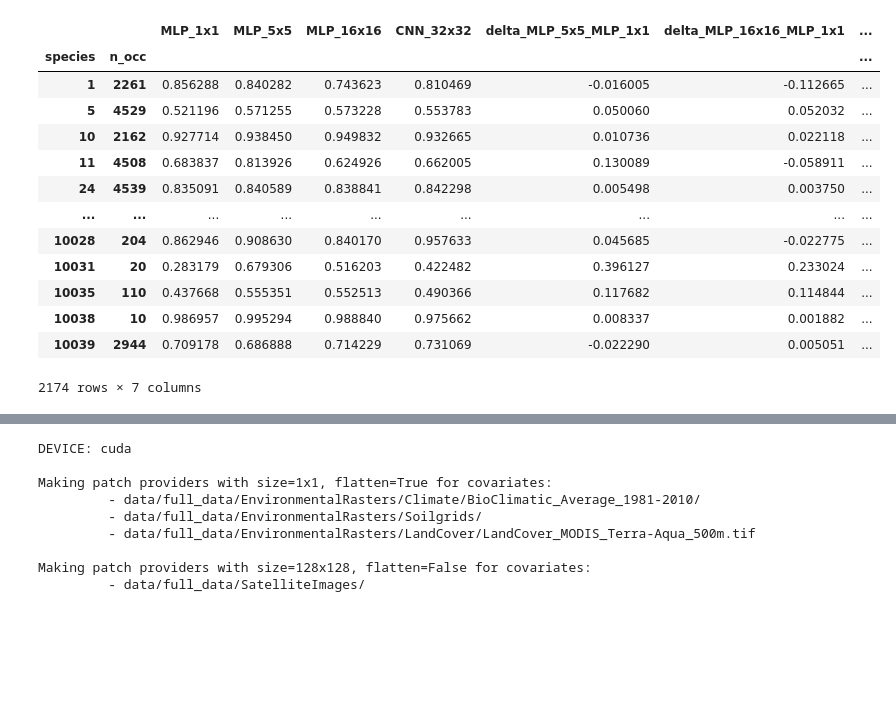
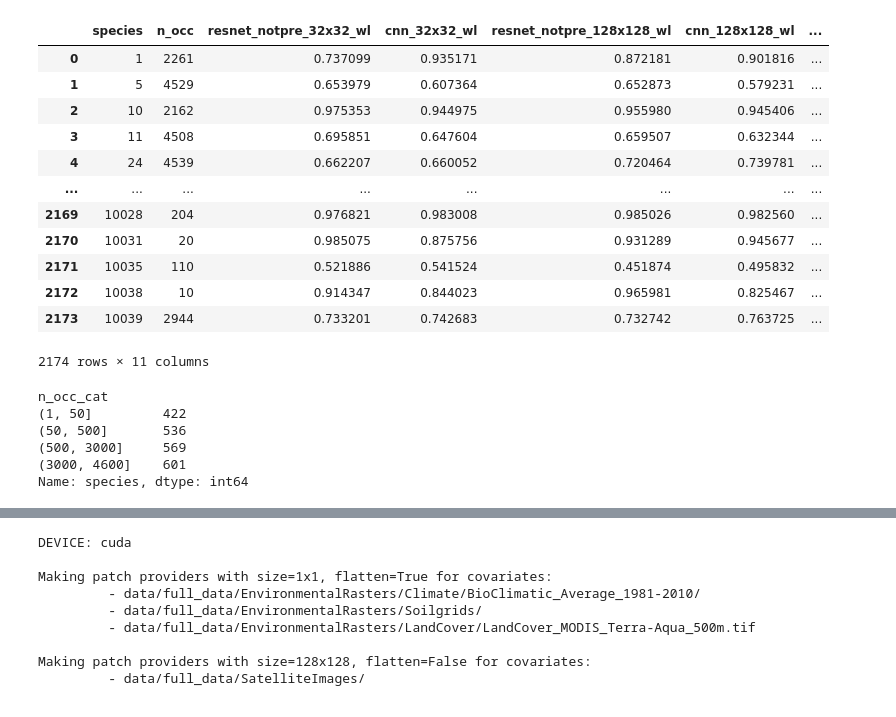
Before and after one commit to ninavantiel/multi_scale_SDMs, a Jupyter notebook: model_evaluation.ipynb, the cells around one changed output, grey strips where cells are left out. Saved outputs shown, nothing was run; the diff lists cells and outputs as text; code cells hidden in the pictures; blank space fills up the shorter version.

Commit message:
multires model

```diff
--- a/model_evaluation.ipynb
+++ b/model_evaluation.ipynb
@@ -55,24 +97,37 @@ CNN_32x32       0.855850
 dtype: float64
 # %%
-ref = list(models.values())[0]
-for m in list(models.values())[1:]:
-    auc_df[f"delta_{m}_{ref}"] = auc_df[m]-auc_df[ref]
+auc_df['delta_resnet_notpre_wl_128_32'] = auc_df['resnet_notpre_128x128_wl'] - auc_df['resnet_notpre_32x32_wl']
+auc_df['delta_cnn_wl_128_32'] = auc_df['cnn_128x128_wl'] - auc_df['cnn_32x32_wl']
+auc_df['delta_resnet_notpre_an_128_32'] = auc_df['resnet_notpre_128x128_an'] - auc_df['resnet_notpre_32x32_an']
+auc_df = auc_df.reset_index()
 auc_df
+
+# f = list(models.values())[0]
+# for m in list(models.values())[1:]:
+#     auc_df[f"delta_{m}_{ref}"] = auc_df[m]-auc_df[ref]
+# auc_df = auc_df.reset_index()
+# auc_df
 # %% [output]
-|  |  | MLP_1x1 | MLP_5x5 | MLP_16x16 | CNN_32x32 | delta_MLP_5x5_MLP_1x1 | delta_MLP_16x16_MLP_1x1 | ... |
-| species | n_occ |  |  |  |  |  |  | ... |
-| 1 | 2261 | 0.856288 | 0.840282 | 0.743623 | 0.810469 | -0.016005 | -0.112665 | ... |
-| 5 | 4529 | 0.521196 | 0.571255 | 0.573228 | 0.553783 | 0.050060 | 0.052032 | ... |
-| 10 | 2162 | 0.927714 | 0.938450 | 0.949832 | 0.932665 | 0.010736 | 0.022118 | ... |
-| 11 | 4508 | 0.683837 | 0.813926 | 0.624926 | 0.662005 | 0.130089 | -0.058911 | ... |
-| 24 | 4539 | 0.835091 | 0.840589 | 0.838841 | 0.842298 | 0.005498 | 0.003750 | ... |
-| ... | ... | ... | ... | ... | ... | ... | ... | ... |
-| 10028 | 204 | 0.862946 | 0.908630 | 0.840170 | 0.957633 | 0.045685 | -0.022775 | ... |
-| 10031 | 20 | 0.283179 | 0.679306 | 0.516203 | 0.422482 | 0.396127 | 0.233024 | ... |
-| 10035 | 110 | 0.437668 | 0.555351 | 0.552513 | 0.490366 | 0.117682 | 0.114844 | ... |
-| 10038 | 10 | 0.986957 | 0.995294 | 0.988840 | 0.975662 | 0.008337 | 0.001882 | ... |
-| 10039 | 2944 | 0.709178 | 0.686888 | 0.714229 | 0.731069 | -0.022290 | 0.005051 | ... |
+|  | species | n_occ | resnet_notpre_32x32_wl | cnn_32x32_wl | resnet_notpre_128x128_wl | cnn_128x128_wl | ... |
+| 0 | 1 | 2261 | 0.737099 | 0.935171 | 0.872181 | 0.901816 | ... |
+| 1 | 5 | 4529 | 0.653979 | 0.607364 | 0.652873 | 0.579231 | ... |
+| 2 | 10 | 2162 | 0.975353 | 0.944975 | 0.955980 | 0.945406 | ... |
+| 3 | 11 | 4508 | 0.695851 | 0.647604 | 0.659507 | 0.632344 | ... |
+| 4 | 24 | 4539 | 0.662207 | 0.660052 | 0.720464 | 0.739781 | ... |
+| ... | ... | ... | ... | ... | ... | ... | ... |
+| 2169 | 10028 | 204 | 0.976821 | 0.983008 | 0.985026 | 0.982560 | ... |
+| 2170 | 10031 | 20 | 0.985075 | 0.875756 | 0.931289 | 0.945677 | ... |
+| 2171 | 10035 | 110 | 0.521886 | 0.541524 | 0.451874 | 0.495832 | ... |
+| 2172 | 10038 | 10 | 0.914347 | 0.844023 | 0.965981 | 0.825467 | ... |
+| 2173 | 10039 | 2944 | 0.733201 | 0.742683 | 0.732742 | 0.763725 | ... |
-2174 rows × 7 columns
+2174 rows × 11 columns
 # %%
-# auc_df['n_occ_cat'] = pd.cut(auc_df['n_occ'], [1, 50, 500, 3000, 4600]) #[1, 50, 500, 2000, 2500]
-# print(auc_df.groupby('n_occ_cat').count().species)
+auc_df['n_occ_cat'] = pd.cut(auc_df['n_occ'], [1, 50, 500, 3000, 4600]) #[1, 50, 500, 2000, 2500]
+print(auc_df.groupby('n_occ_cat').count().species)
+# %% [output]
+n_occ_cat
+(1, 50]         422
+(50, 500]       536
+(500, 3000]     569
+(3000, 4600]    601
+Name: species, dtype: int64
```
Also changed, not shown: parts of 16 cells of this notebook, 5 other files.
